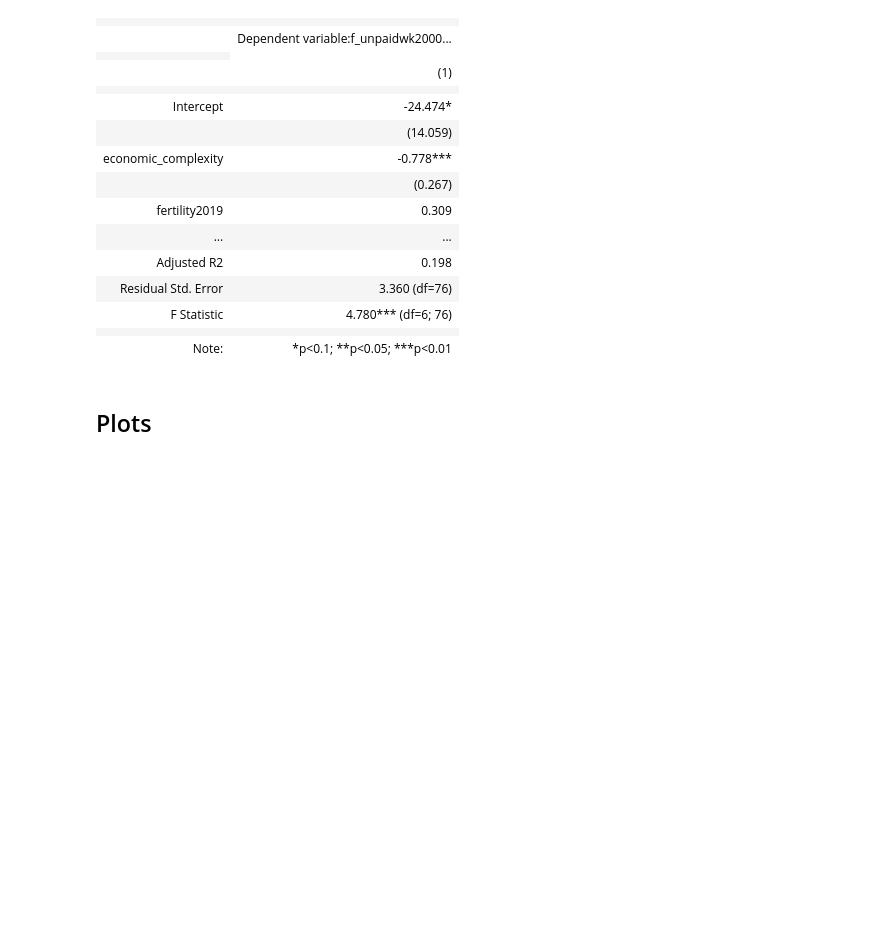
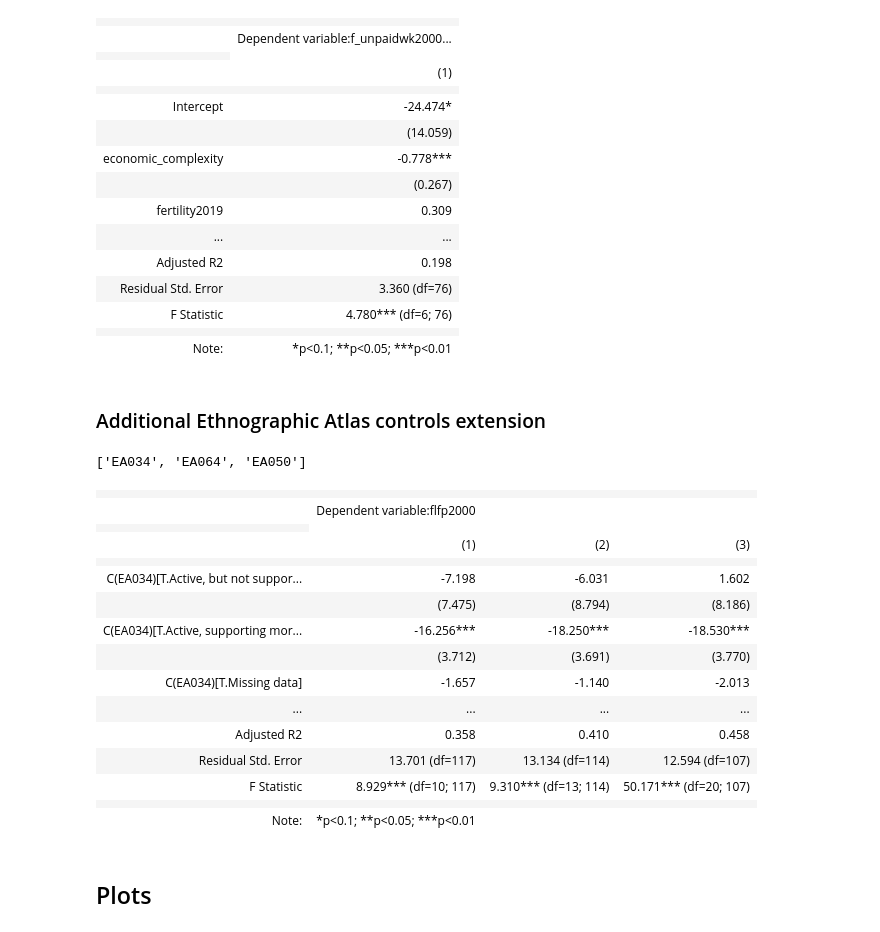
Before and after one commit to rureddish/EPFL_MGT-494_Paper_Extension, a Jupyter notebook: explore.ipynb, the cells around one changed output. Saved outputs shown, nothing was run; the diff lists cells and outputs as text; code cells hidden in the pictures; blank space fills up the shorter version.

Commit message:
Final extension

```diff
--- a/explore.ipynb
+++ b/explore.ipynb
@@ -901,6 +846,34 @@ Stargazer([mod])
 | F Statistic | 4.780*** (df=6; 76) |
 |  |  |
 | Note: | *p<0.1; **p<0.05; ***p<0.01 |
+# %% [markdown]
+### Additional Ethnographic Atlas controls extension
+# %%
+best
+# %% [output]
+['EA034', 'EA064', 'EA050']
+# %%
+m1 = smf.ols(formula='flfp2000 ~  plow + agricultural_suitability + tropical_climate + large_animals + political_hierarchies + economic_complexity + C(EA034)', data=df_cross_country_ea).fit(cov_type='HC1')
+m2 = smf.ols(formula='flfp2000 ~  plow + agricultural_suitability + tropical_climate + large_animals + political_hierarchies + economic_complexity + C(EA034) + C(EA064)', data=df_cross_country_ea).fit(cov_type='HC1')
+m3 = smf.ols(formula='flfp2000 ~  plow + agricultural_suitability + tropical_climate + large_animals + political_hierarchies + economic_complexity + C(EA034) + C(EA064) + C(EA050)', data=df_cross_country_ea).fit(cov_type='HC1')
+Stargazer([m1, m2, m3])
+# %% [output]
+|  |  |  |  |
+|  | Dependent variable:flfp2000 |  |  |
+|  |
+|  | (1) | (2) | (3) |
+|  |  |  |  |
+| C(EA034)[T.Active, but not suppor... | -7.198 | -6.031 | 1.602 |
+|  | (7.475) | (8.794) | (8.186) |
+| C(EA034)[T.Active, supporting mor... | -16.256*** | -18.250*** | -18.530*** |
+|  | (3.712) | (3.691) | (3.770) |
+| C(EA034)[T.Missing data] | -1.657 | -1.140 | -2.013 |
+| ... | ... | ... | ... |
+| Adjusted R2 | 0.358 | 0.410 | 0.458 |
+| Residual Std. Error | 13.701 (df=117) | 13.134 (df=114) | 12.594 (df=107) |
+| F Statistic | 8.929*** (df=10; 117) | 9.310*** (df=13; 114) | 50.171*** (df=20; 107) |
+|  |  |  |  |
+| Note: | *p<0.1; **p<0.05; ***p<0.01 |  |  |
 # %% [markdown]
 ## Plots
 # %% [markdown]
```
Also changed, not shown: parts of 18 cells of this notebook.
